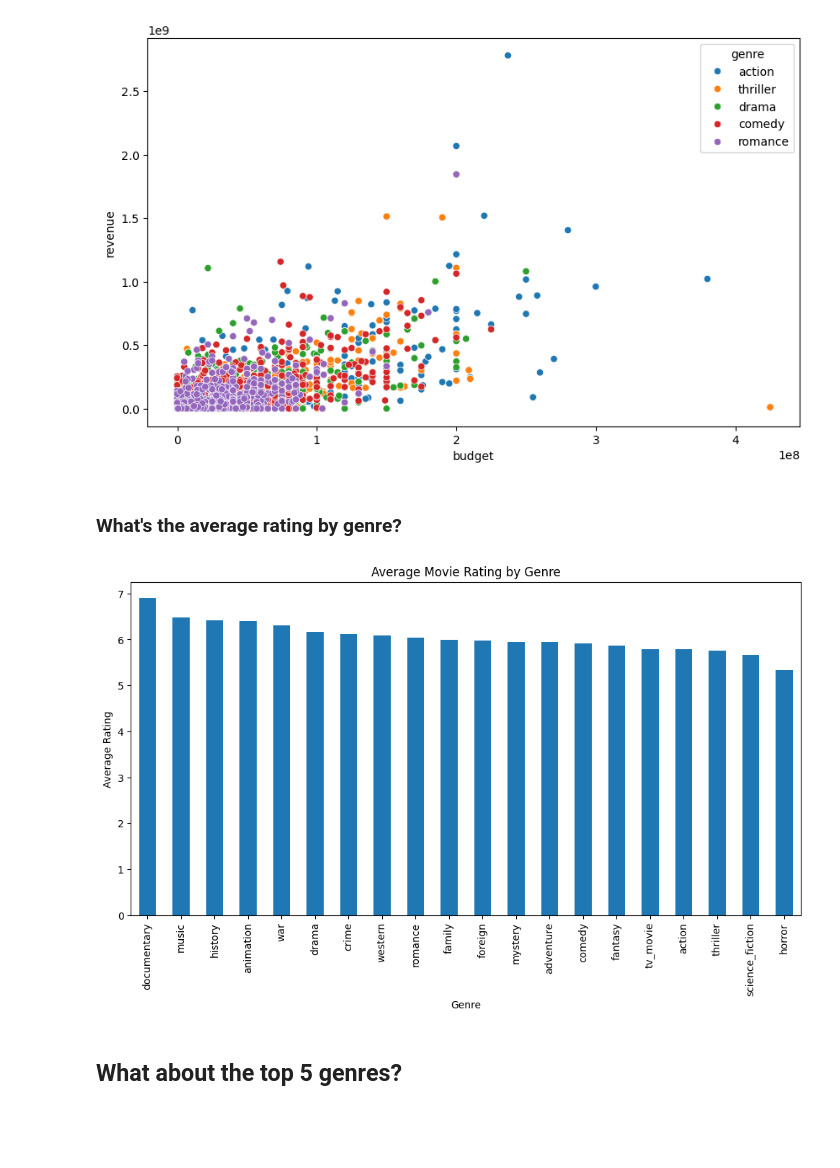
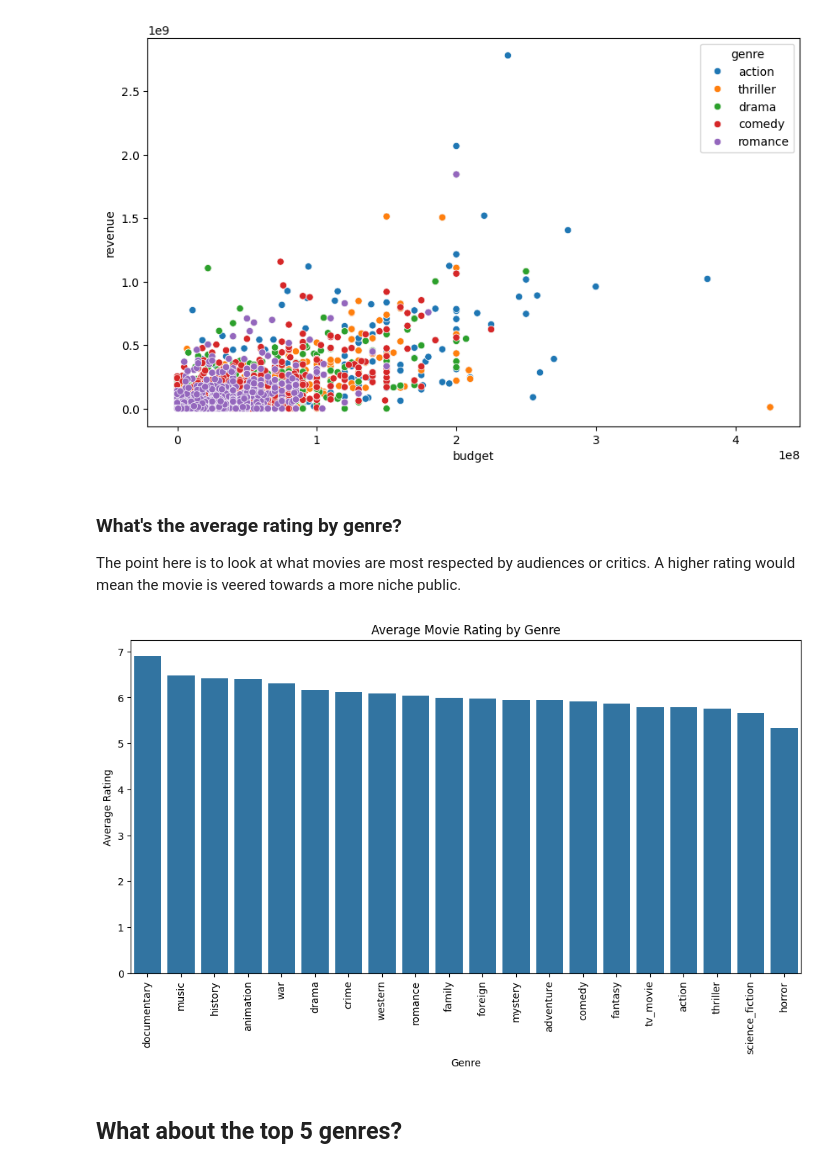
Before and after one commit to edfp19/udacity-pandas, a Jupyter notebook: Investigate_a_Dataset.ipynb, the cells around one changed output. Drawn from its saved outputs; the diff is of its cells as text; code cells hidden in the pictures; blank space fills up the shorter version.

```diff
--- a/Investigate_a_Dataset.ipynb
+++ b/Investigate_a_Dataset.ipynb
@@ -266,14 +271,7 @@ sns.scatterplot(data=df_top_genres, x='budget', y='revenue', hue='genre')
 # %% [output]
 <Axes: xlabel='budget', ylabel='revenue'>
 [figure]
-# %% [markdown]
-### What's the average rating by genre?
-# %%
-df_genre_rating = df_long.groupby('genre')['vote_average'].mean().sort_values(ascending=False)
-df_genre_rating.plot(kind='bar', figsize=(12,6))
-plt.title('Average Movie Rating by Genre')
-plt.xlabel('Genre')
-plt.ylabel('Average Rating')
-plt.show()
-# %% [output]
-[figure, removed]
+# %% [markdown]
+### What's the average rating by genre?
+
+The point here is to look at what movies are most respected by audiences or critics. A higher rating would mean the movie is veered towards a more niche public.
@@ -280,3 +291,7 @@ plt.show()
+# %%
+bar_plot(df_genre_rating.reset_index(), 'vote_average', 'genre', 'Average Movie Rating by Genre', 'Genre', 'Average Rating')
+# %% [output]
+[figure, added]
 # %% [markdown]
 ## What about the top 5 genres?
 # %%
```
Also changed, not shown: parts of 10 cells of this notebook, 1 other file.
